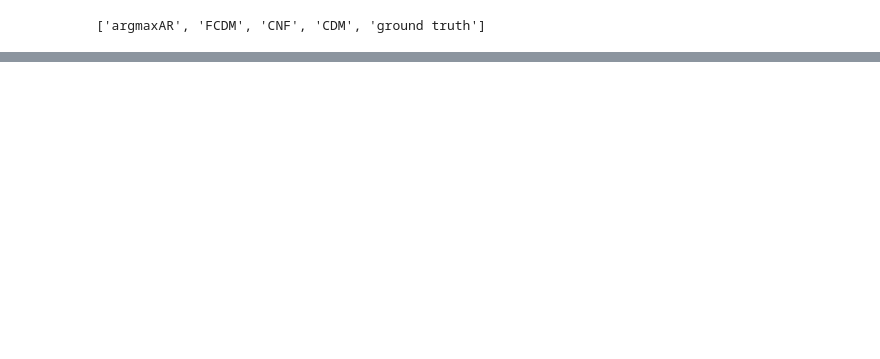
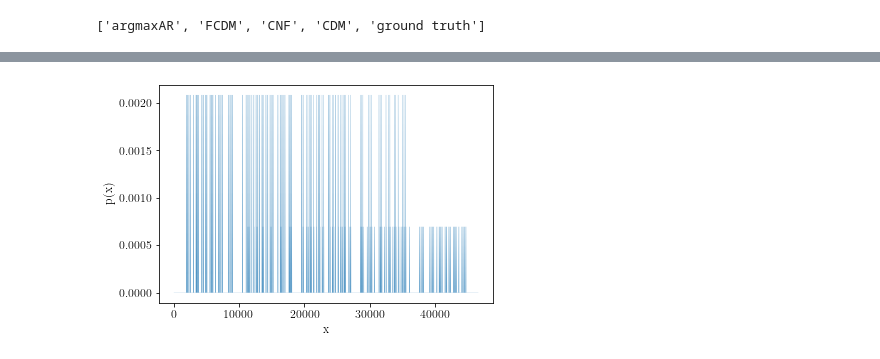
Before and after one commit to AnjaKroon/GenModel, a Jupyter notebook: Plotting.ipynb, the cells around one changed output, grey strips where cells are left out. Drawn from its saved outputs; the diff is of its cells as text; code cells hidden in the pictures; blank space fills up the shorter version.

```diff
--- a/Plotting.ipynb
+++ b/Plotting.ipynb
@@ -58,11 +61,12 @@ for metric in metrics:
 # %%
 for b in range(4):  # For each bin granularity
     for i, q_name in enumerate(list_of_title_q):
-        print(q_name)
+
         list_binned_algo = data[q_name][b]
-        print(list_binned_algo)
-        test_algo = [reject_if_bad_test(
+
+        test_algo = [1-reject_if_bad_test(
                     trial['p'], trial['q'], m, epsilon=test_epsilon, delta=delta) for trial in list_binned_algo]
+        print(test_algo)
         store_results_algo['test'][q_name].append(test_algo)
 plot_data={'x': Bs, 'data': store_results_algo['test']}
 # %% [output]
@@ -91,0 +333,40 @@ No handles with labels found to put in legend.
+# %%
+import itertools
+import math
+def get_type(comb):
+    choices = {}
+    for x in comb:
+        if x not in choices:
+            choices[x] = 1
+        else:
+            return 'not a permutation'
+    if comb[0] < comb[-1]:
+        return 'likely'
+    else:
+        return 'rare'
+
+def get_converting_dict(base):
+    converting_dict = {}
+    x = []
+    y = []
+    i = 0
+    for comb in itertools.product(range(base), repeat=base):
+        comb_type = get_type(comb)
+        if comb_type == 'likely':
+            y.append(3/(2*(math.factorial(base))))
+        elif comb_type == 'rare':
+            y.append(1/(2*(math.factorial(base))))
+        else:
+            y.append(0)
+        x.append(i)
+        i+=1
+    return x,y
+# %%
+x,y = get_converting_dict(6)
+# %%
+plt.plot(x,y,linewidth=0.1)
+plt.ylabel('p(x)')
+plt.xlabel('x')
+plt.savefig('p.pdf')
+# %% [output]
+[figure, added]
```
Also changed, not shown: parts of 10 cells of this notebook, 5 other files.
